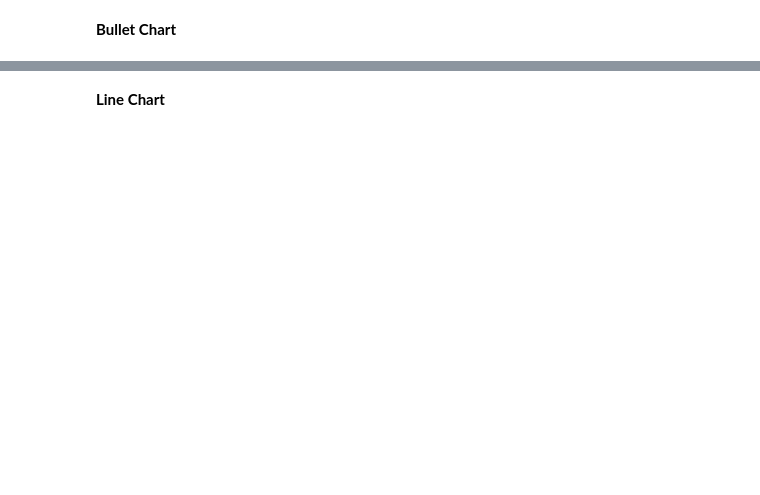
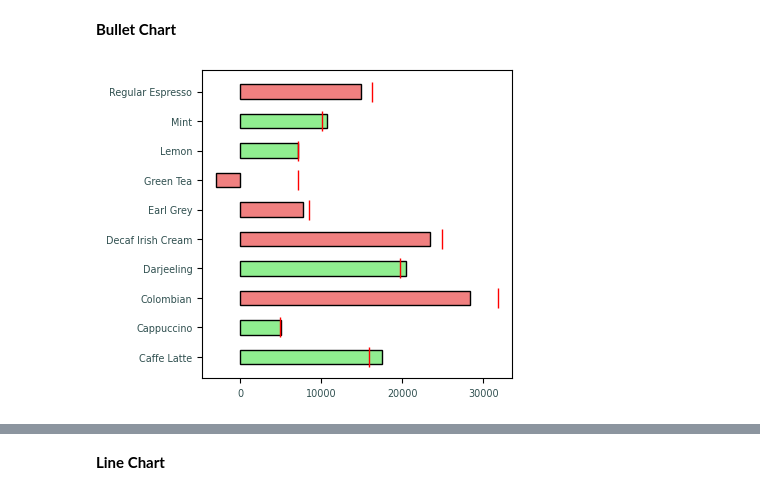
Before and after one commit to knowledge-corner/Vituare-Research, a Jupyter notebook: Day - 3 and Day 4.ipynb, the cells around one changed output, grey strips where cells are left out. Saved outputs shown, nothing was run; the diff lists cells and outputs as text; code cells hidden in the pictures; blank space fills up the shorter version.

```diff
--- a/Day - 3 and Day 4.ipynb
+++ b/Day - 3 and Day 4.ipynb
@@ -931,2 +951,14 @@ plt.show()
 # %% [markdown]
 **Bullet Chart**
+# %%
+plt.figure(figsize = (4, 4))
+colors_list = np.where(profits >= target_profits, "lightgreen", "lightcoral")
+plt.barh(products, profits, color = colors_list, edgecolor = "black", height = 0.5)
+plt.plot(target_profits, products, ls = "", marker = '|', color = "red", markersize  = 15)
+
+plt.xticks(color = "darkslategrey", size = "x-small")
+plt.yticks(color = "darkslategrey", size = "x-small")
+
+plt.show()
+# %% [output]
+[figure, added]
```
Also changed, not shown: parts of 13 cells of this notebook.
